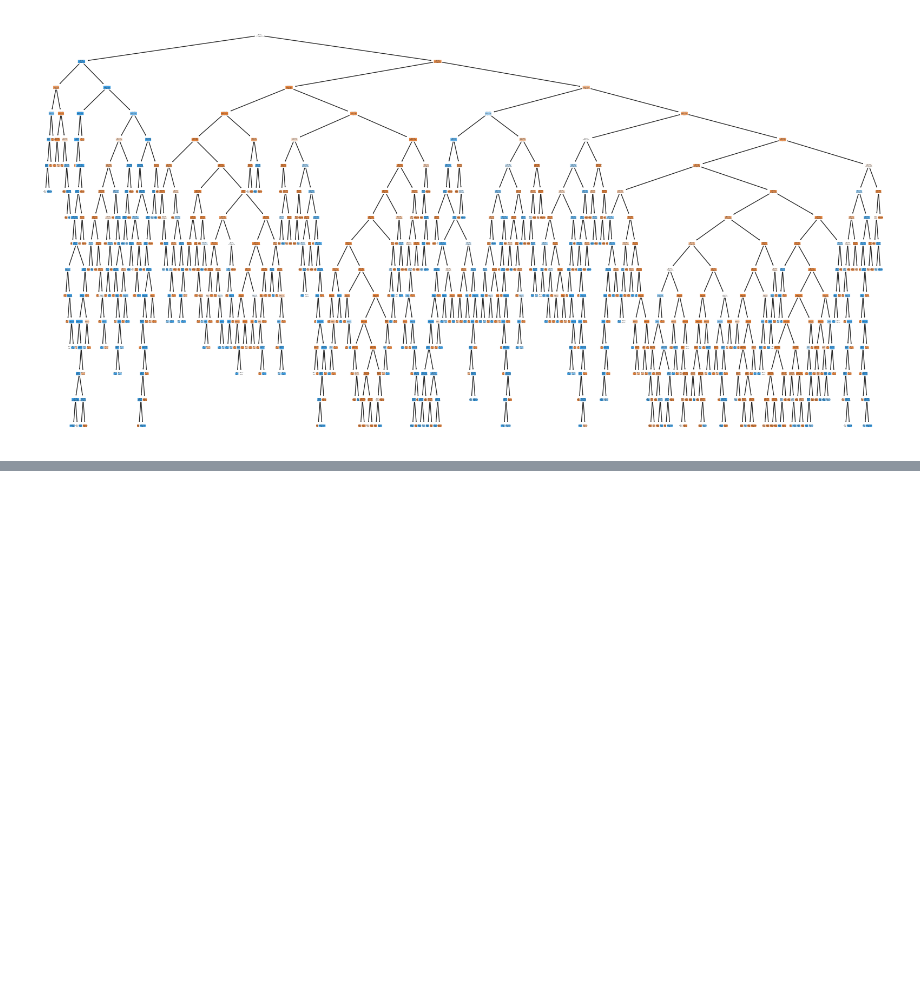
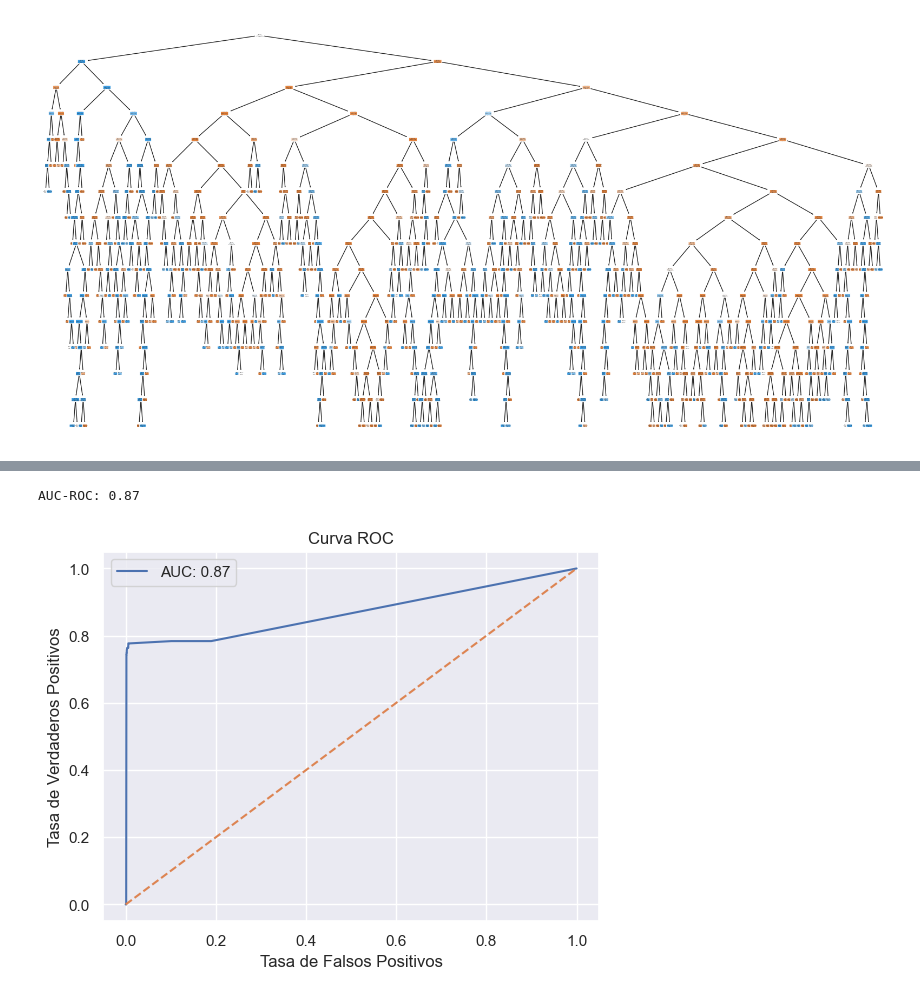
Before and after one commit to MemoSayan/credit_card_fraud, a Jupyter notebook: credit-card.ipynb, the cells around one changed output, grey strips where cells are left out. Saved outputs shown, nothing was run; the diff lists cells and outputs as text; code cells hidden in the pictures; blank space fills up the shorter version.

```diff
--- a/credit-card.ipynb
+++ b/credit-card.ipynb
@@ -350,0 +380,23 @@ Entrenar uno o más modelos más
+# %%
+import numpy as np
+from sklearn.metrics import precision_recall_curve
+
+# Predecir probabilidades con el modelo ajustado
+y_pred_proba = arbol_ajustado.predict_proba(X_test)[:, 1]
+
+#Agregamos un filtro para ignorar puntos donde precision + recall == 0
+# Filtrar puntos válidos
+valid_idxs = (precision + recall) > 0
+f1_scores = 2 * (precision[valid_idxs] * recall[valid_idxs]) / (precision[valid_idxs] + recall[valid_idxs])
+
+# Elegir el índice óptimo
+optimal_idx = np.argmax(f1_scores)
+optimal_threshold = thresholds[optimal_idx]
+
+print(f"Umbral óptimo: {optimal_threshold:.2f}")
+print(f"F1-Score con umbral óptimo: {f1_scores[optimal_idx]:.2f}")
+
+# Clasificar con el umbral óptimo
+y_pred_opt = (y_pred_proba >= optimal_threshold).astype(int)
+print("Reporte de clasificación con umbral óptimo:")
+print(classification_report(y_test, y_pred_opt))
@@ -350,0 +446,19 @@ Entrenar uno o más modelos más
+# %%
+from sklearn.metrics import roc_auc_score, roc_curve
+
+# Calcular AUC
+auc = roc_auc_score(y_test, y_pred_proba)
+print(f"AUC-ROC: {auc:.2f}")
+
+# Curva ROC
+fpr, tpr, _ = roc_curve(y_test, y_pred_proba)
+plt.plot(fpr, tpr, label=f"AUC: {auc:.2f}")
+plt.plot([0, 1], [0, 1], linestyle="--")
+plt.xlabel("Tasa de Falsos Positivos")
+plt.ylabel("Tasa de Verdaderos Positivos")
+plt.title("Curva ROC")
+plt.legend()
+plt.show()
+# %% [output]
+AUC-ROC: 0.87
+[figure, added]
```
Also changed, not shown: parts of 12 cells of this notebook.
